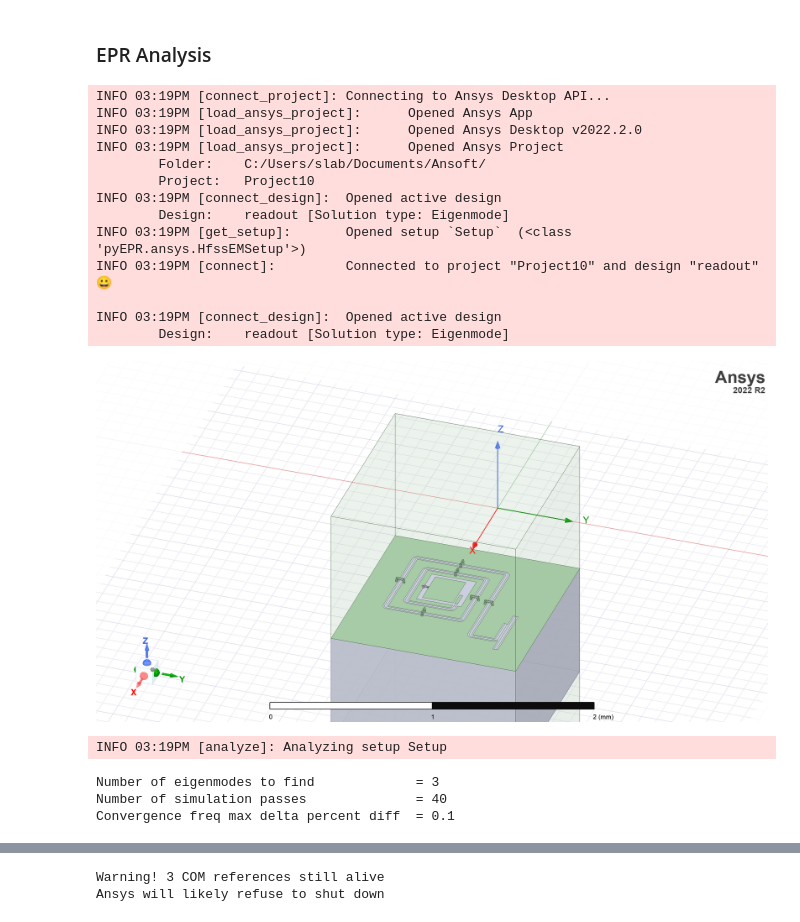
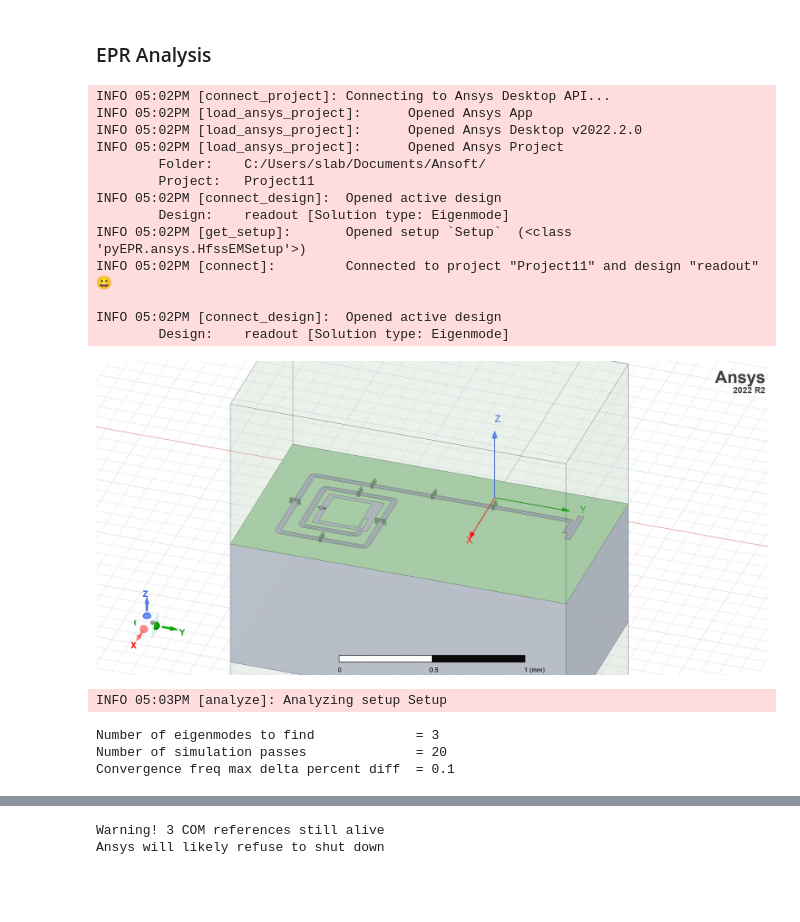
Before and after one commit to Wendywanw/Qiskit_metal_tutorial, a Jupyter notebook: tutorials/4 Analysis/A. Core - EM and quantization/Multiple_pocket_simulation.ipynb, the cells around one changed output, grey strips where cells are left out. Cells and saved outputs as stored; diff of their text form; code cells hidden in the pictures; blank space fills up the shorter version.

```diff
--- a/tutorials/4 Analysis/A. Core - EM and quantization/Multiple_pocket_simulation.ipynb
+++ b/tutorials/4 Analysis/A. Core - EM and quantization/Multiple_pocket_simulation.ipynb
@@ -199,49 +295,49 @@ hfss.clean_active_design()
 # %%
 eig_res = EPRanalysis(design, "hfss")
 
 hfss = eig_res.sim.renderer
 hfss.start()
 
 hfss.activate_ansys_design('readout','eigenmode')
 
-hfss.render_design(['cpw_1','Q1','TQ1'],[])
+hfss.render_design(['cpw_2','Q2','TQ2'],[])
 hfss.save_screenshot()
 
 setup = hfss.pinfo.setup
-setup.passes = 40
-setup.min_converged = 5
+setup.passes = 20
+setup.min_converged = 2
 setup.n_modes = 3
 
 print(f"""
 Number of eigenmodes to find             = {setup.n_modes}
 Number of simulation passes              = {setup.passes}
 Convergence freq max delta percent diff  = {setup.delta_f}
 """)
 
 # Next 2 lines are counterinuitive, since there is no junction in this resonator.
 # However, these are necessary to make pyEPR work correctly. Please do note delete
 hfss.pinfo.design.set_variable('Lj', '10 nH')
 hfss.pinfo.design.set_variable('Cj', '0 fF')
 
 setup.analyze()
 # %% [output]
-INFO 03:19PM [connect_project]: Connecting to Ansys Desktop API...
-INFO 03:19PM [load_ansys_project]:      Opened Ansys App
-INFO 03:19PM [load_ansys_project]:      Opened Ansys Desktop v2022.2.0
-INFO 03:19PM [load_ansys_project]:      Opened Ansys Project
+INFO 05:02PM [connect_project]: Connecting to Ansys Desktop API...
+INFO 05:02PM [load_ansys_project]:      Opened Ansys App
+INFO 05:02PM [load_ansys_project]:      Opened Ansys Desktop v2022.2.0
+INFO 05:02PM [load_ansys_project]:      Opened Ansys Project
         Folder:    C:/Users/slab/Documents/Ansoft/
-        Project:   Project10
-INFO 03:19PM [connect_design]:  Opened active design
+        Project:   Project11
+INFO 05:02PM [connect_design]:  Opened active design
         Design:    readout [Solution type: Eigenmode]
-INFO 03:19PM [get_setup]:       Opened setup `Setup`  (<class 'pyEPR.ansys.HfssEMSetup'>)
-INFO 03:19PM [connect]:         Connected to project "Project10" and design "readout" 😀
+INFO 05:02PM [get_setup]:       Opened setup `Setup`  (<class 'pyEPR.ansys.HfssEMSetup'>)
+INFO 05:02PM [connect]:         Connected to project "Project11" and design "readout" 😀
 
-INFO 03:19PM [connect_design]:  Opened active design
+INFO 05:02PM [connect_design]:  Opened active design
         Design:    readout [Solution type: Eigenmode]
-[figure, old version]
+[figure, new version]
-INFO 03:19PM [analyze]: Analyzing setup Setup
+INFO 05:03PM [analyze]: Analyzing setup Setup
 Number of eigenmodes to find             = 3
-Number of simulation passes              = 40
+Number of simulation passes              = 20
 Convergence freq max delta percent diff  = 0.1
 # %%
 eig_res.get_frequencies()
```
Also changed, not shown: parts of 23 cells of this notebook, 3 other files.
